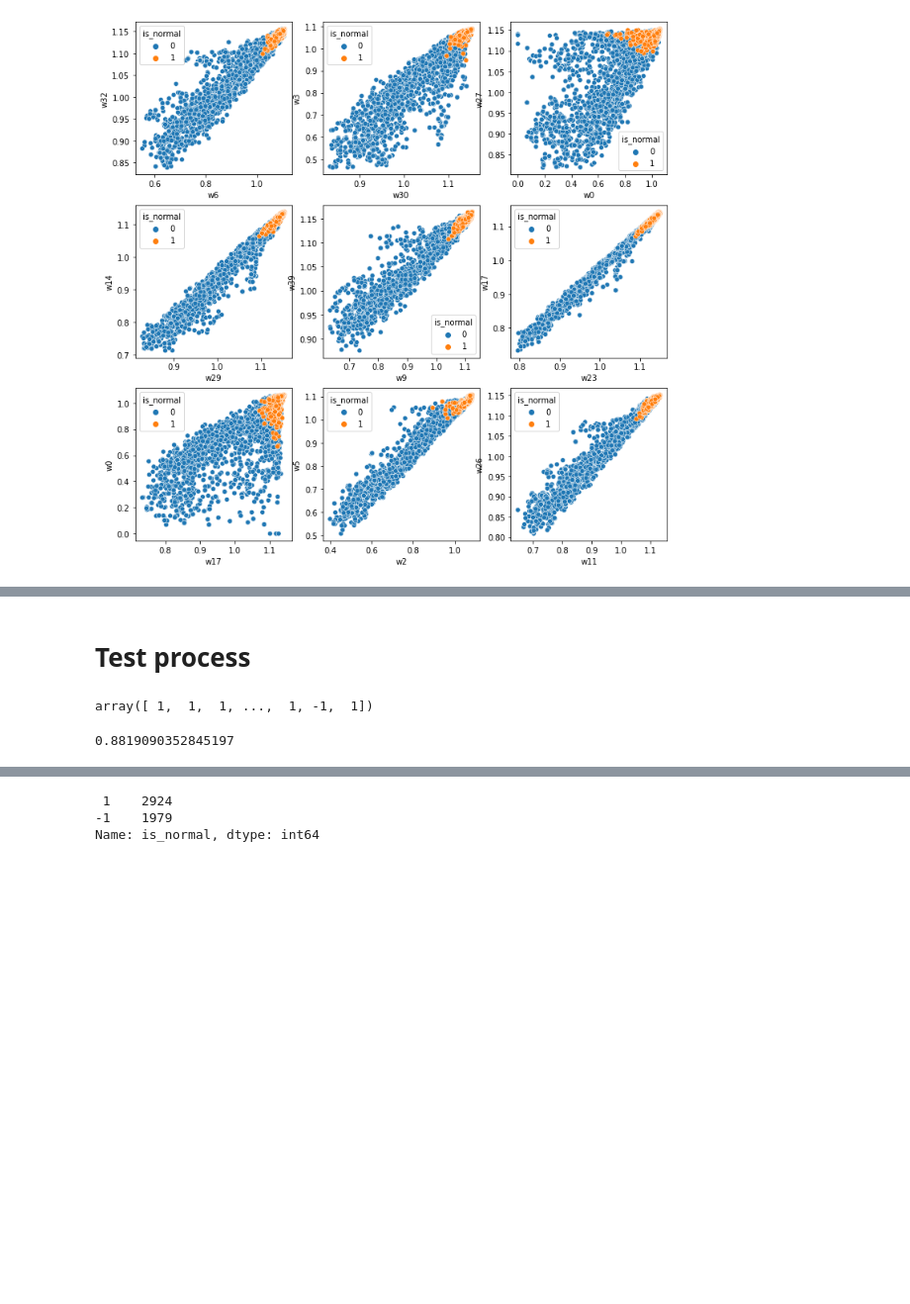
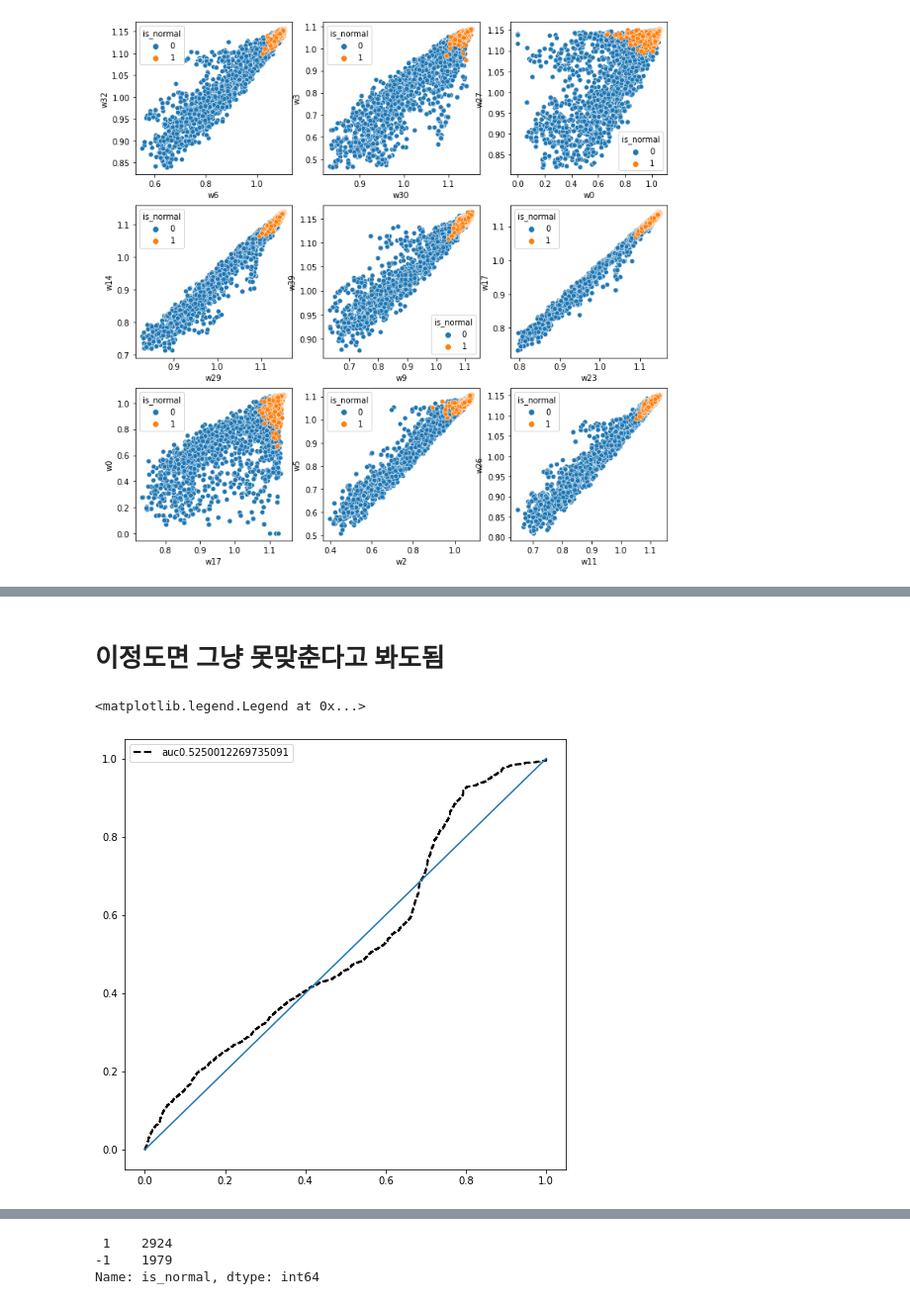
Before and after one commit to SuminBae97/MachineLearning, a Jupyter notebook: file_1.ipynb, the cells around one changed output, grey strips where cells are left out. Shown at 99% size. Cells and saved outputs as stored; diff of their text form; code cells hidden in the pictures; blank space fills up the shorter version.

```diff
--- a/file_1.ipynb
+++ b/file_1.ipynb
@@ -140,3 +136,5 @@ forest = IsolationForest(n_estimators=1000 , contamination=0.1)
+# %%
+clf = IsolationForest(behaviour='new' , max_samples=1000 , random_state=0,n_estimators=1000,n_jobs=5)
 # %%
-forest.fit(data)
+clf.fit(data)
 # %% [output]
@@ -160,2 +143,0 @@ list(train_predict).count(1) / train_predict.shape[0]
-# %% [markdown]
-# Test process
@@ -164,8 +144,12 @@ test_predict = forest.predict(test_data)
-# %%
-test_predict
-# %% [output]
-array([ 1,  1,  1, ...,  1, -1,  1])
-# %%
-list(test_predict).count(1) / test_predict.shape[0]
-# %% [output]
-0.8819090352845197
+# %% [markdown]
+# 이정도면 그냥 못맞춘다고 봐도됨
+# %%
+test_pred = clf.score_samples(test_data)
+fpr,tpr,thresholds = roc_curve(test_label , test_pred)
+plt.figure(figsize=(8,8))
+plt.plot(fpr,tpr,'k--' , lw=2 , label="auc" + str(roc_auc_score(test_label,test_pred)))
+plt.plot([0,1],[0,1])
+plt.legend()
+# %% [output]
+<matplotlib.legend.Legend at 0x...>
+[figure, added]
```
Also changed, not shown: parts of 26 cells of this notebook.
